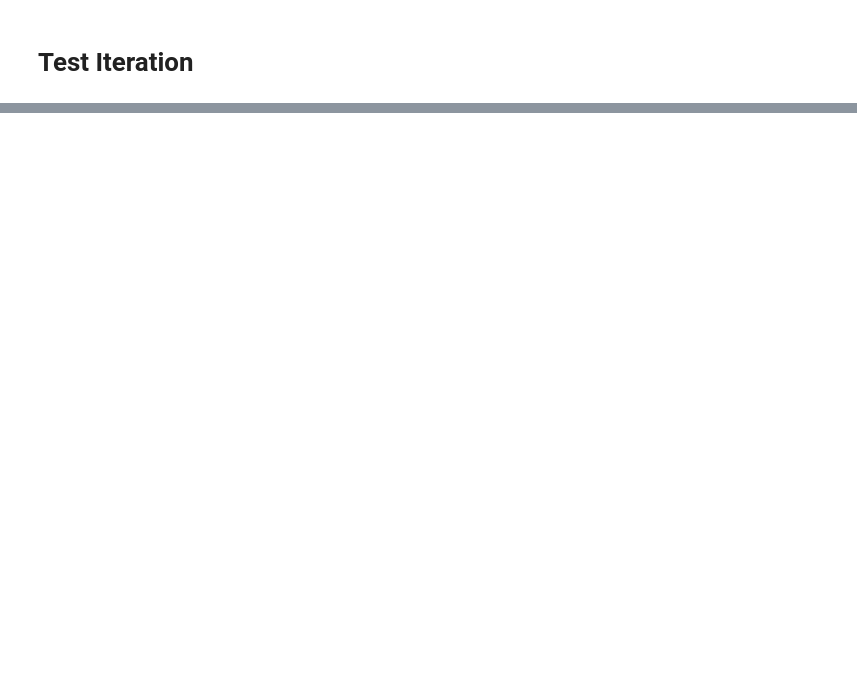
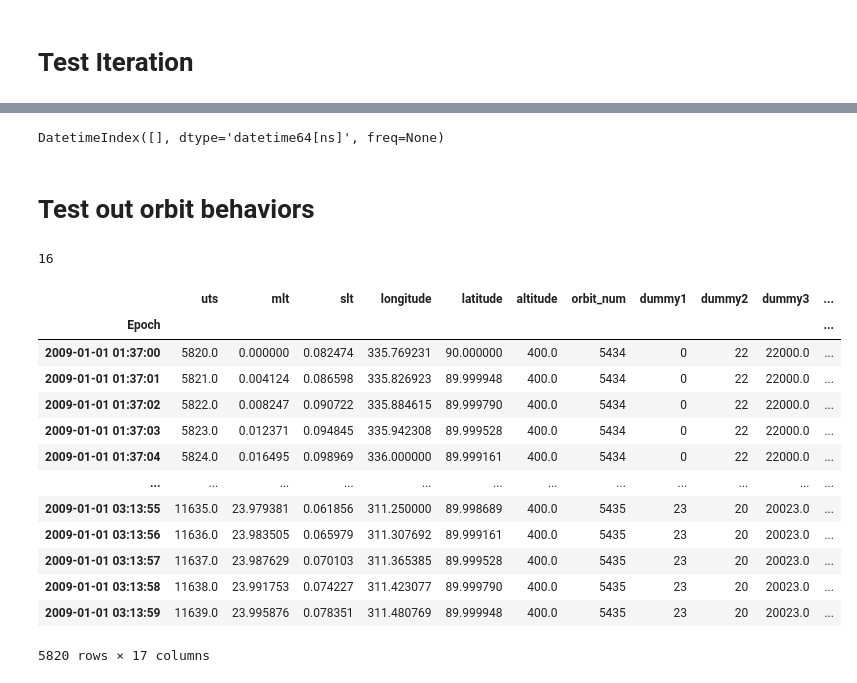
Before and after one commit to pysat/pysatTutorials, a Jupyter notebook: pysatTutorials/pysat_data_loading_and_iteration.ipynb, the cells around one changed output, grey strips where cells are left out. Cells and saved outputs as stored; diff of their text form; code cells hidden in the pictures; blank space fills up the shorter version.

Commit message:
Expanded range of iteration tests

```diff
--- a/pysatTutorials/pysat_data_loading_and_iteration.ipynb
+++ b/pysatTutorials/pysat_data_loading_and_iteration.ipynb
@@ -218,0 +288,6 @@ Loaded Data Range:
+# %%
+inst._iter_list
+# %% [output]
+DatetimeIndex([], dtype='datetime64[ns]', freq=None)
+# %% [markdown]
+# Test out orbit behaviors
@@ -218,0 +299,22 @@ Loaded Data Range:
+# %%
+inst.orbits.num
+# %% [output]
+16
+# %%
+inst.orbits.next()
+inst.data
+# %% [output]
+|  | uts | mlt | slt | longitude | latitude | altitude | orbit_num | dummy1 | dummy2 | dummy3 | ... |
+| Epoch |  |  |  |  |  |  |  |  |  |  | ... |
+| 2009-01-01 01:37:00 | 5820.0 | 0.000000 | 0.082474 | 335.769231 | 90.000000 | 400.0 | 5434 | 0 | 22 | 22000.0 | ... |
+| 2009-01-01 01:37:01 | 5821.0 | 0.004124 | 0.086598 | 335.826923 | 89.999948 | 400.0 | 5434 | 0 | 22 | 22000.0 | ... |
+| 2009-01-01 01:37:02 | 5822.0 | 0.008247 | 0.090722 | 335.884615 | 89.999790 | 400.0 | 5434 | 0 | 22 | 22000.0 | ... |
+| 2009-01-01 01:37:03 | 5823.0 | 0.012371 | 0.094845 | 335.942308 | 89.999528 | 400.0 | 5434 | 0 | 22 | 22000.0 | ... |
+| 2009-01-01 01:37:04 | 5824.0 | 0.016495 | 0.098969 | 336.000000 | 89.999161 | 400.0 | 5434 | 0 | 22 | 22000.0 | ... |
+| ... | ... | ... | ... | ... | ... | ... | ... | ... | ... | ... | ... |
+| 2009-01-01 03:13:55 | 11635.0 | 23.979381 | 0.061856 | 311.250000 | 89.998689 | 400.0 | 5435 | 23 | 20 | 20023.0 | ... |
+| 2009-01-01 03:13:56 | 11636.0 | 23.983505 | 0.065979 | 311.307692 | 89.999161 | 400.0 | 5435 | 23 | 20 | 20023.0 | ... |
+| 2009-01-01 03:13:57 | 11637.0 | 23.987629 | 0.070103 | 311.365385 | 89.999528 | 400.0 | 5435 | 23 | 20 | 20023.0 | ... |
+| 2009-01-01 03:13:58 | 11638.0 | 23.991753 | 0.074227 | 311.423077 | 89.999790 | 400.0 | 5435 | 23 | 20 | 20023.0 | ... |
+| 2009-01-01 03:13:59 | 11639.0 | 23.995876 | 0.078351 | 311.480769 | 89.999948 | 400.0 | 5435 | 23 | 20 | 20023.0 | ... |
+5820 rows × 17 columns
```
Also changed, not shown: parts of 12 cells of this notebook.
